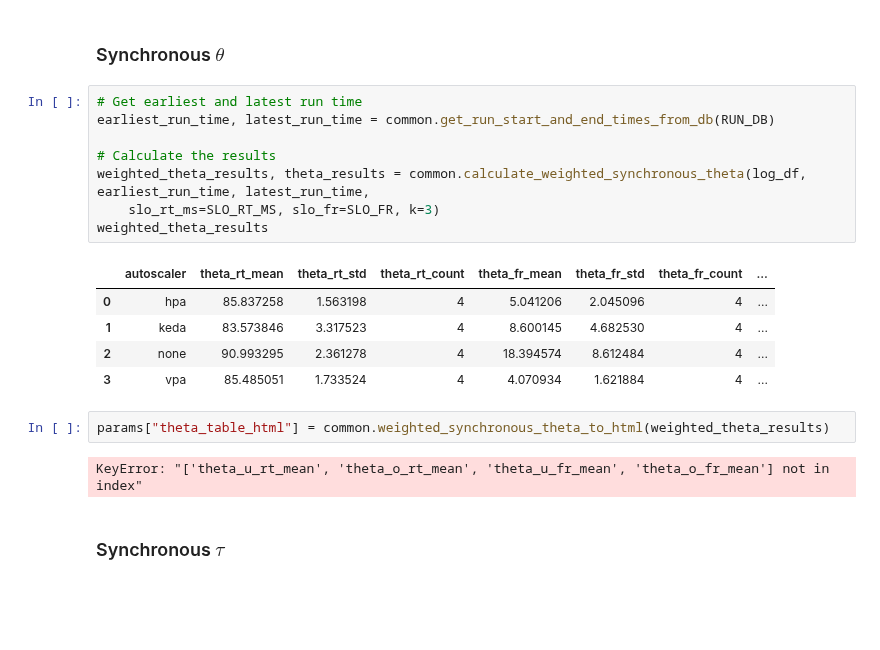
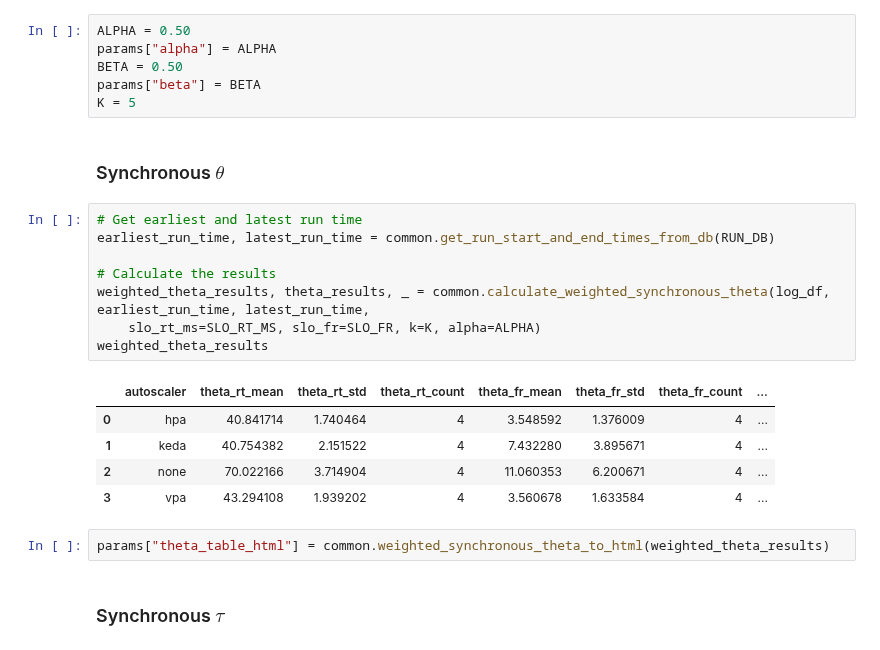
Before and after one commit to kasbench/kasbench-analysis, a Jupyter notebook: src/fdr.ipynb, the cells around one changed output. Drawn from its saved outputs; the diff is of its cells as text; blank space fills up the shorter version.

```diff
--- a/src/fdr.ipynb
+++ b/src/fdr.ipynb
@@ -476,26 +495,30 @@ params["autoscaler_summary_table_html"] = common.autoscaler_summary_df_to_html(a
 | 3 | vpa | 4 | 77.930020 | 77.765209 | 3.053595 | 0.002502 | 0.001407 | ... |
 # %% [markdown]
 ## $\theta$, $\tau$, and $C$ metrics
+# %%
+ALPHA = 0.50
+params["alpha"] = ALPHA
+BETA = 0.50
+params["beta"] = BETA
+K = 5
 # %% [markdown]
 ### Synchronous $\theta$
 # %%
 # Get earliest and latest run time
 earliest_run_time, latest_run_time = common.get_run_start_and_end_times_from_db(RUN_DB)
 
 # Calculate the results
-weighted_theta_results, theta_results = common.calculate_weighted_synchronous_theta(log_df, earliest_run_time, latest_run_time,
-    slo_rt_ms=SLO_RT_MS, slo_fr=SLO_FR, k=3)
+weighted_theta_results, theta_results, _ = common.calculate_weighted_synchronous_theta(log_df, earliest_run_time, latest_run_time,
+    slo_rt_ms=SLO_RT_MS, slo_fr=SLO_FR, k=K, alpha=ALPHA)
 weighted_theta_results
 # %% [output]
 |  | autoscaler | theta_rt_mean | theta_rt_std | theta_rt_count | theta_fr_mean | theta_fr_std | theta_fr_count | ... |
-| 0 | hpa | 85.837258 | 1.563198 | 4 | 5.041206 | 2.045096 | 4 | ... |
-| 1 | keda | 83.573846 | 3.317523 | 4 | 8.600145 | 4.682530 | 4 | ... |
-| 2 | none | 90.993295 | 2.361278 | 4 | 18.394574 | 8.612484 | 4 | ... |
-| 3 | vpa | 85.485051 | 1.733524 | 4 | 4.070934 | 1.621884 | 4 | ... |
+| 0 | hpa | 40.841714 | 1.740464 | 4 | 3.548592 | 1.376009 | 4 | ... |
+| 1 | keda | 40.754382 | 2.151522 | 4 | 7.432280 | 3.895671 | 4 | ... |
+| 2 | none | 70.022166 | 3.714904 | 4 | 11.060353 | 6.200671 | 4 | ... |
+| 3 | vpa | 43.294108 | 1.939202 | 4 | 3.560678 | 1.633584 | 4 | ... |
 # %%
 params["theta_table_html"] = common.weighted_synchronous_theta_to_html(weighted_theta_results)
-# %% [output]
-KeyError: "['theta_u_rt_mean', 'theta_o_rt_mean', 'theta_u_fr_mean', 'theta_o_fr_mean'] not in index"
 # %% [markdown]
 ### Synchronous $\tau$
 # %%
```
Also changed, not shown: parts of 15 cells of this notebook, 7 other files.
